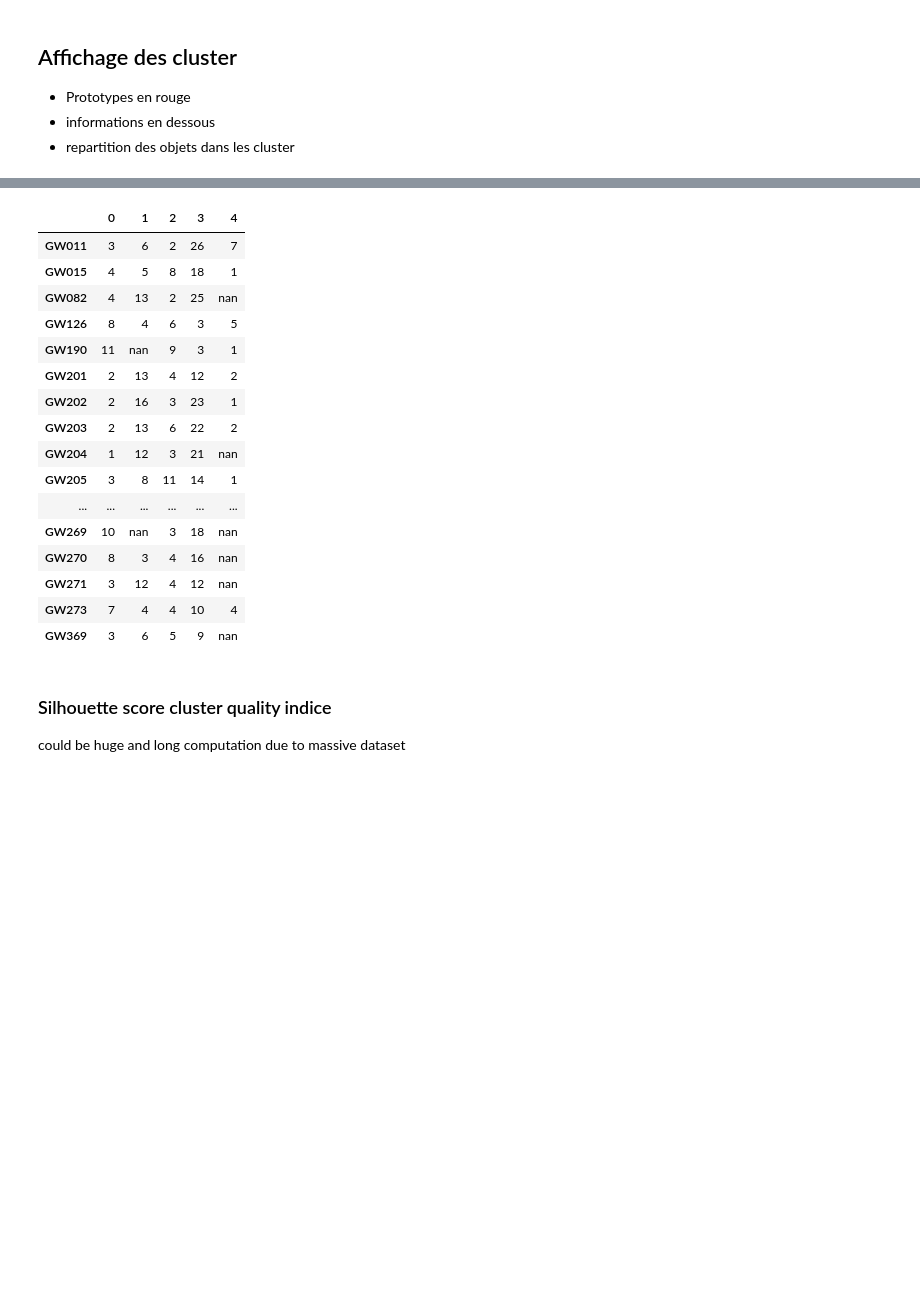
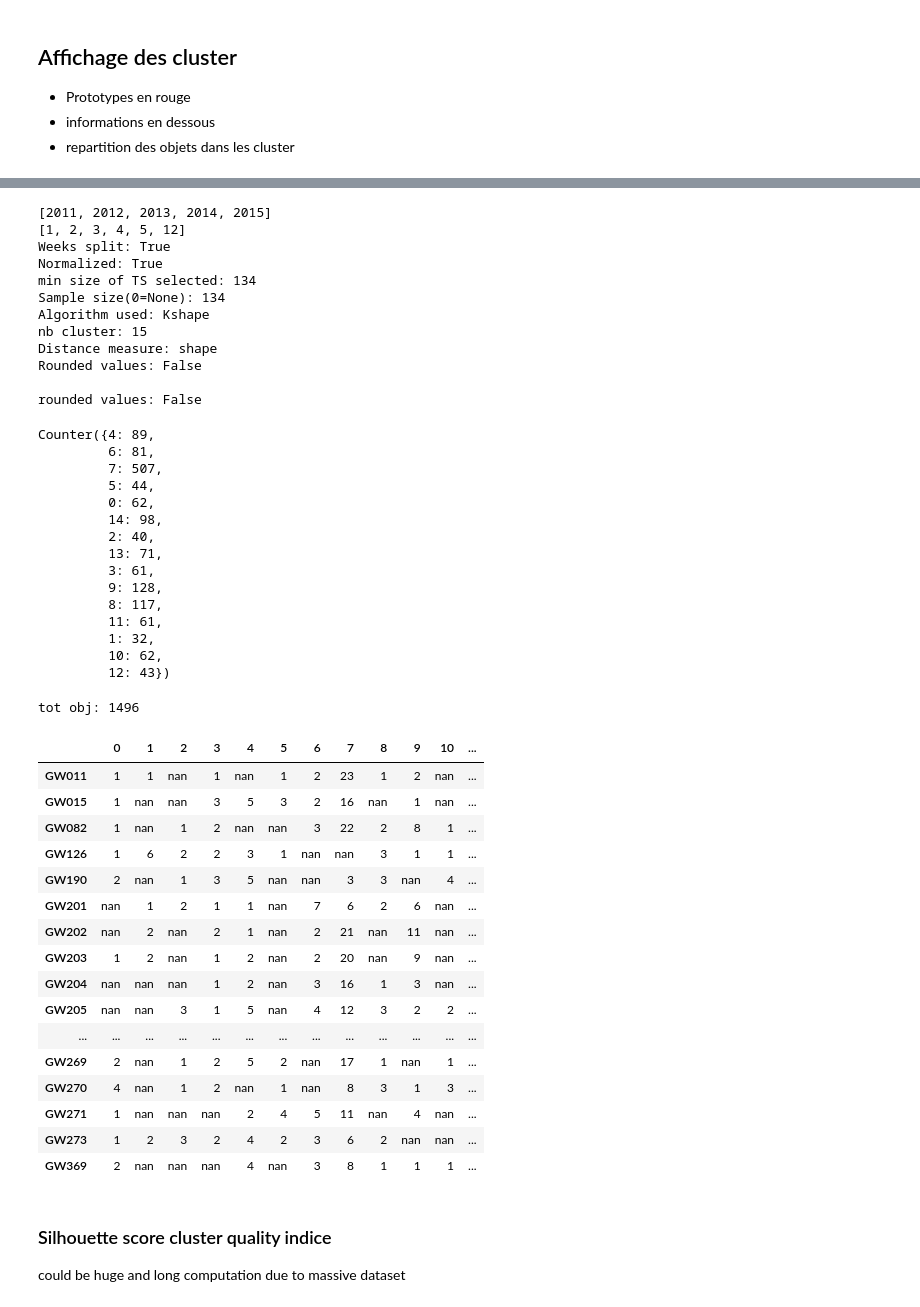
Before and after one commit to LevavasseurYann/Hydro-Data-Mining-, a Jupyter notebook: Read_cluster.ipynb, the cells around one changed output, grey strips where cells are left out. Cells and saved outputs as stored; diff of their text form; code cells hidden in the pictures; blank space fills up the shorter version.

```diff
--- a/Read_cluster.ipynb
+++ b/Read_cluster.ipynb
@@ -73,12 +73,12 @@ cluster_GW.read_cluster("cluster\\29_06\\" + name_file + ".pkl")
 * informations en dessous
 * repartition des objets dans les cluster
 # %%
-#cluster_GW.ploter.plot_cluster_light()
-#cluster_GW.show_info()
-#print("rounded values: " + str(cluster_GW.ss.rounded))
+cluster_GW.ploter.plot_cluster_light()
+cluster_GW.show_info()
+print("rounded values: " + str(cluster_GW.ss.rounded))
 cluster_GW.cluster_counter()
-#cluster_GW.counter
-#print("tot obj: " + str(len(cluster_GW.ts_clust)))
+cluster_GW.counter
+print("tot obj: " + str(len(cluster_GW.ts_clust)))
 cluster_GW.capteur_parser()
 cluster_GW.style_df("max", cluster_GW.get_captor_distribution_in_cluster())
 # %% [output]
@@ -85,20 +86,48 @@ cluster_GW.style_df("max", cluster_GW.get_captor_distribution_in_cluster())
+[2011, 2012, 2013, 2014, 2015]
+[1, 2, 3, 4, 5, 12]
+Weeks split: True
+Normalized: True
+min size of TS selected: 134
+Sample size(0=None): 134
+Algorithm used: Kshape
+nb cluster: 15
+Distance measure: shape
+Rounded values: False
+
+rounded values: False
+Counter({4: 89,
+         6: 81,
+         7: 507,
+         5: 44,
+         0: 62,
+         14: 98,
+         2: 40,
+         13: 71,
+         3: 61,
+         9: 128,
+         8: 117,
+         11: 61,
+         1: 32,
+         10: 62,
+         12: 43})
+tot obj: 1496
-|  | 0 | 1 | 2 | 3 | 4 |
-| GW011 | 3 | 6 | 2 | 26 | 7 |
-| GW015 | 4 | 5 | 8 | 18 | 1 |
-| GW082 | 4 | 13 | 2 | 25 | nan |
-| GW126 | 8 | 4 | 6 | 3 | 5 |
-| GW190 | 11 | nan | 9 | 3 | 1 |
-| GW201 | 2 | 13 | 4 | 12 | 2 |
-| GW202 | 2 | 16 | 3 | 23 | 1 |
-| GW203 | 2 | 13 | 6 | 22 | 2 |
-| GW204 | 1 | 12 | 3 | 21 | nan |
-| GW205 | 3 | 8 | 11 | 14 | 1 |
-| ... | ... | ... | ... | ... | ... |
-| GW269 | 10 | nan | 3 | 18 | nan |
-| GW270 | 8 | 3 | 4 | 16 | nan |
-| GW271 | 3 | 12 | 4 | 12 | nan |
-| GW273 | 7 | 4 | 4 | 10 | 4 |
-| GW369 | 3 | 6 | 5 | 9 | nan |
+|  | 0 | 1 | 2 | 3 | 4 | 5 | 6 | 7 | 8 | 9 | 10 | ... |
+| GW011 | 1 | 1 | nan | 1 | nan | 1 | 2 | 23 | 1 | 2 | nan | ... |
+| GW015 | 1 | nan | nan | 3 | 5 | 3 | 2 | 16 | nan | 1 | nan | ... |
+| GW082 | 1 | nan | 1 | 2 | nan | nan | 3 | 22 | 2 | 8 | 1 | ... |
+| GW126 | 1 | 6 | 2 | 2 | 3 | 1 | nan | nan | 3 | 1 | 1 | ... |
+| GW190 | 2 | nan | 1 | 3 | 5 | nan | nan | 3 | 3 | nan | 4 | ... |
+| GW201 | nan | 1 | 2 | 1 | 1 | nan | 7 | 6 | 2 | 6 | nan | ... |
+| GW202 | nan | 2 | nan | 2 | 1 | nan | 2 | 21 | nan | 11 | nan | ... |
+| GW203 | 1 | 2 | nan | 1 | 2 | nan | 2 | 20 | nan | 9 | nan | ... |
+| GW204 | nan | nan | nan | 1 | 2 | nan | 3 | 16 | 1 | 3 | nan | ... |
+| GW205 | nan | nan | 3 | 1 | 5 | nan | 4 | 12 | 3 | 2 | 2 | ... |
+| ... | ... | ... | ... | ... | ... | ... | ... | ... | ... | ... | ... | ... |
+| GW269 | 2 | nan | 1 | 2 | 5 | 2 | nan | 17 | 1 | nan | 1 | ... |
+| GW270 | 4 | nan | 1 | 2 | nan | 1 | nan | 8 | 3 | 1 | 3 | ... |
+| GW271 | 1 | nan | nan | nan | 2 | 4 | 5 | 11 | nan | 4 | nan | ... |
+| GW273 | 1 | 2 | 3 | 2 | 4 | 2 | 3 | 6 | 2 | nan | nan | ... |
+| GW369 | 2 | nan | nan | nan | 4 | nan | 3 | 8 | 1 | 1 | 1 | ... |
 # %%
 cluster_GW.ploter.change_mode(3)
 #cluster_GW.cluster_by_fullname
```
Also changed, not shown: parts of 9 cells of this notebook, 5 other files.
